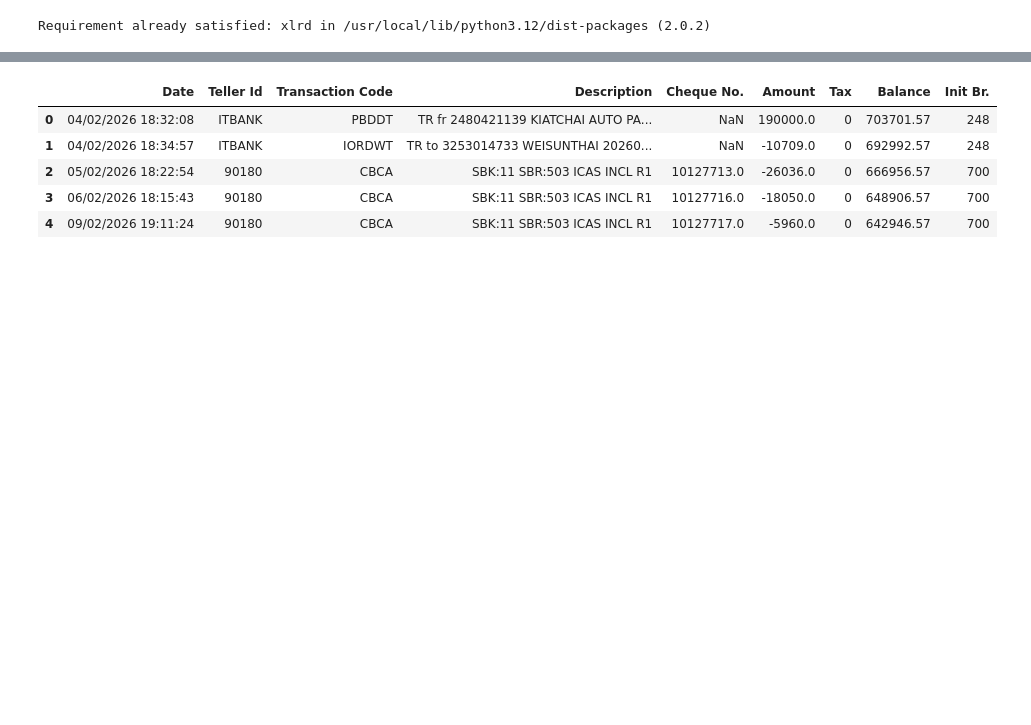
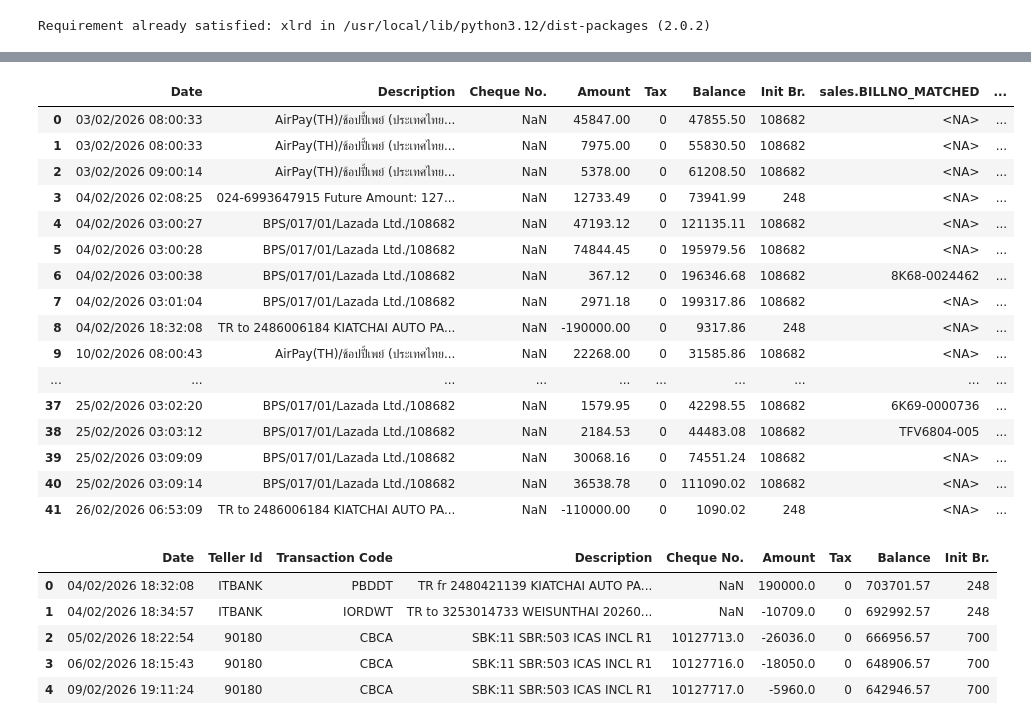
Before and after one commit to pthengtr/kcw-analytics, a Jupyter notebook: notebooks/34_statement_report.ipynb, the cells around one changed output, grey strips where cells are left out. Saved outputs shown, nothing was run; the diff lists cells and outputs as text; code cells hidden in the pictures; blank space fills up the shorter version.

```diff
--- a/notebooks/34_statement_report.ipynb
+++ b/notebooks/34_statement_report.ipynb
@@ -128,3 +134,7 @@ df_1139 = data_statement["raw_statement_1139"].copy()
 df_0393 = data_statement["raw_statement_0393"].copy()
 df_3557 = data_statement["raw_statement_3557"].copy()
 df_7236 = data_statement["raw_statement_7236"].copy()
+# %%
+df_simas = data["raw_hq_simas_sales_bills.csv"].copy()
+df_pimas = data["raw_syp_pimas_purchase_bills.csv"].copy()
+df_pvmas = data["raw_hq_pvmas_notes_vouchers.csv"].copy()
@@ -130,0 +287,31 @@ df_7236 = data_statement["raw_statement_7236"].copy()
+# %%
+source_configs = [
+    {
+        "df_source": df_simas,
+        "source_name": "sales",
+        "source_amount_col": "AFTERTAX",
+    },
+    {
+        "df_source": df_pimas,
+        "source_name": "purchases",
+        "source_amount_col": "AFTERTAX",
+    },
+    {
+        "df_source": df_pvmas,
+        "source_name": "vouchers",
+        "source_amount_col": "BILLAMT",
+        "source_billno_col": "VOUCNO",
+    },
+]
+
+df_out_6184 = match_multiple_sources_by_amount(
+    df_statement=df_6184,
+    source_configs=source_configs,
+    tolerance=1.0,
+)
+
+df_out_1139 = match_multiple_sources_by_amount(
+    df_statement=df_1139,
+    source_configs=source_configs,
+    tolerance=1.0,
+)
@@ -131,3 +328,27 @@ df_7236 = data_statement["raw_statement_7236"].copy()
+# %%
+df_out_1139[['Date', 'Description', 'Cheque No.',
+       'Amount', 'Tax', 'Balance', 'Init Br.', 'sales.BILLNO_MATCHED', 'sales.AMOUNT_DIFF', 'purchases.BILLNO_MATCHED'
+       , 'purchases.AMOUNT_DIFF',
+       'vouchers.BILLNO_MATCHED',
+       'vouchers.AMOUNT_DIFF']]
+# %% [output]
+|  | Date | Description | Cheque No. | Amount | Tax | Balance | Init Br. | sales.BILLNO_MATCHED | ... |
+| 0 | 03/02/2026 08:00:33 | AirPay(TH)/ช้อปปี้เพย์ (ประเทศไทย... | NaN | 45847.00 | 0 | 47855.50 | 108682 | <NA> | ... |
+| 1 | 03/02/2026 08:00:33 | AirPay(TH)/ช้อปปี้เพย์ (ประเทศไทย... | NaN | 7975.00 | 0 | 55830.50 | 108682 | <NA> | ... |
+| 2 | 03/02/2026 09:00:14 | AirPay(TH)/ช้อปปี้เพย์ (ประเทศไทย... | NaN | 5378.00 | 0 | 61208.50 | 108682 | <NA> | ... |
+| 3 | 04/02/2026 02:08:25 | 024-6993647915 Future Amount: 127... | NaN | 12733.49 | 0 | 73941.99 | 248 | <NA> | ... |
+| 4 | 04/02/2026 03:00:27 | BPS/017/01/Lazada Ltd./108682 | NaN | 47193.12 | 0 | 121135.11 | 108682 | <NA> | ... |
+| 5 | 04/02/2026 03:00:28 | BPS/017/01/Lazada Ltd./108682 | NaN | 74844.45 | 0 | 195979.56 | 108682 | <NA> | ... |
+| 6 | 04/02/2026 03:00:38 | BPS/017/01/Lazada Ltd./108682 | NaN | 367.12 | 0 | 196346.68 | 108682 | 8K68-0024462 | ... |
+| 7 | 04/02/2026 03:01:04 | BPS/017/01/Lazada Ltd./108682 | NaN | 2971.18 | 0 | 199317.86 | 108682 | <NA> | ... |
+| 8 | 04/02/2026 18:32:08 | TR to 2486006184 KIATCHAI AUTO PA... | NaN | -190000.00 | 0 | 9317.86 | 248 | <NA> | ... |
+| 9 | 10/02/2026 08:00:43 | AirPay(TH)/ช้อปปี้เพย์ (ประเทศไทย... | NaN | 22268.00 | 0 | 31585.86 | 108682 | <NA> | ... |
+| ... | ... | ... | ... | ... | ... | ... | ... | ... | ... |
+| 37 | 25/02/2026 03:02:20 | BPS/017/01/Lazada Ltd./108682 | NaN | 1579.95 | 0 | 42298.55 | 108682 | 6K69-0000736 | ... |
+| 38 | 25/02/2026 03:03:12 | BPS/017/01/Lazada Ltd./108682 | NaN | 2184.53 | 0 | 44483.08 | 108682 | TFV6804-005 | ... |
+| 39 | 25/02/2026 03:09:09 | BPS/017/01/Lazada Ltd./108682 | NaN | 30068.16 | 0 | 74551.24 | 108682 | <NA> | ... |
+| 40 | 25/02/2026 03:09:14 | BPS/017/01/Lazada Ltd./108682 | NaN | 36538.78 | 0 | 111090.02 | 108682 | <NA> | ... |
+| 41 | 26/02/2026 06:53:09 | TR to 2486006184 KIATCHAI AUTO PA... | NaN | -110000.00 | 0 | 1090.02 | 248 | <NA> | ... |
 # %%
 df_6184.head()
 # %% [output]
```
Also changed, not shown: parts of 5 cells of this notebook.
